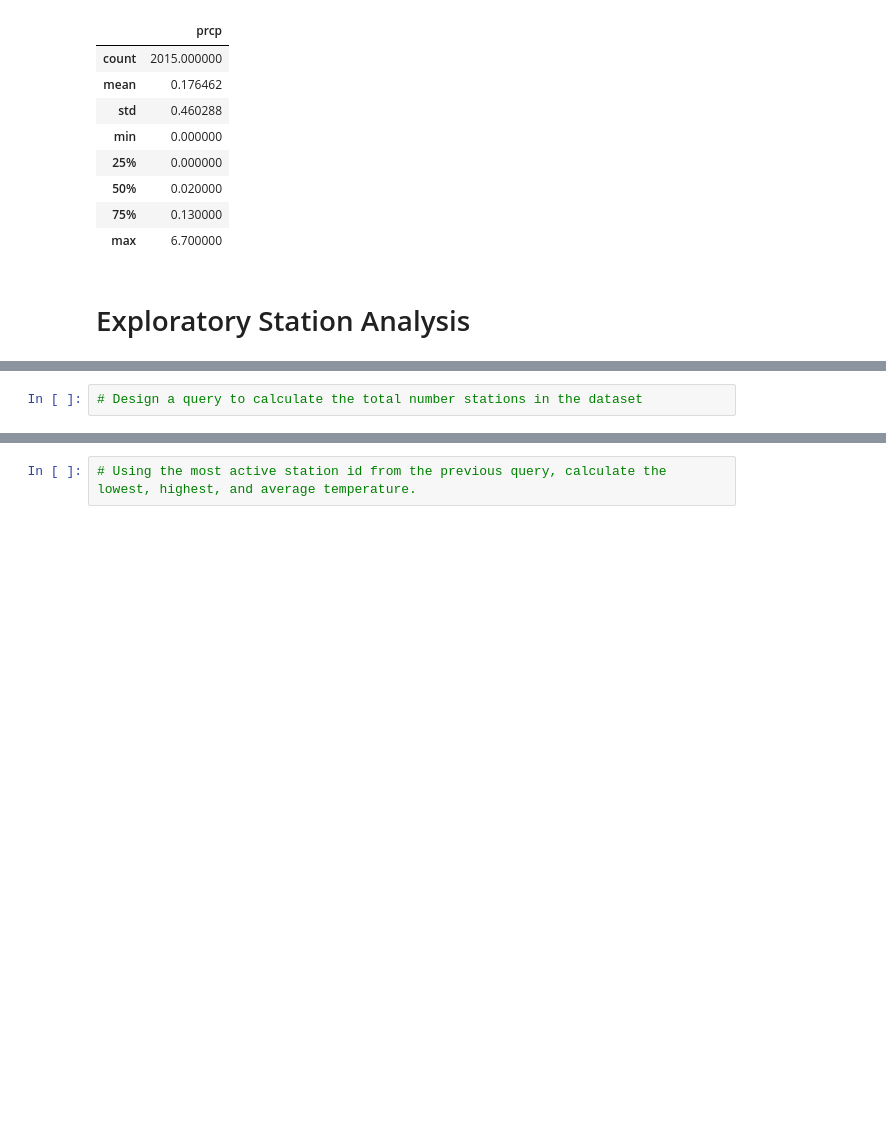
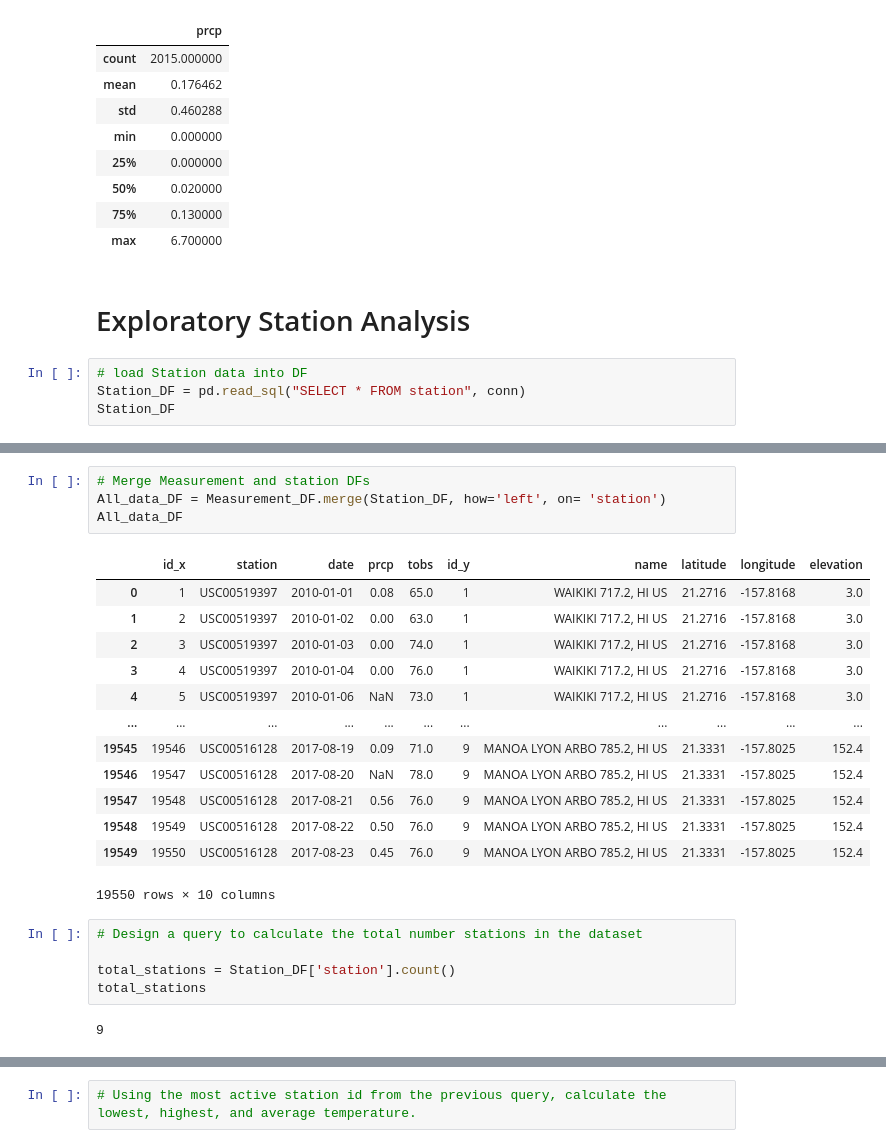
Before and after one commit to eclevela-1234/sqlalchemy-challenge, a Jupyter notebook: eliot_climate_starter.ipynb, the cells around one changed output, grey strips where cells are left out. Drawn from its saved outputs; the diff is of its cells as text; blank space fills up the shorter version.

```diff
--- a/eliot_climate_starter.ipynb
+++ b/eliot_climate_starter.ipynb
@@ -153,3 +160,7 @@ Year_data_DF.describe()
 | max | 6.700000 |
 # %% [markdown]
 # Exploratory Station Analysis
+# %%
+# load Station data into DF
+Station_DF = pd.read_sql("SELECT * FROM station", conn)
+Station_DF
@@ -156,4 +178,27 @@ Year_data_DF.describe()
+# %%
+# Merge Measurement and station DFs
+All_data_DF = Measurement_DF.merge(Station_DF, how='left', on= 'station')
+All_data_DF
+# %% [output]
+|  | id_x | station | date | prcp | tobs | id_y | name | latitude | longitude | elevation |
+| 0 | 1 | USC00519397 | 2010-01-01 | 0.08 | 65.0 | 1 | WAIKIKI 717.2, HI US | 21.2716 | -157.8168 | 3.0 |
+| 1 | 2 | USC00519397 | 2010-01-02 | 0.00 | 63.0 | 1 | WAIKIKI 717.2, HI US | 21.2716 | -157.8168 | 3.0 |
+| 2 | 3 | USC00519397 | 2010-01-03 | 0.00 | 74.0 | 1 | WAIKIKI 717.2, HI US | 21.2716 | -157.8168 | 3.0 |
+| 3 | 4 | USC00519397 | 2010-01-04 | 0.00 | 76.0 | 1 | WAIKIKI 717.2, HI US | 21.2716 | -157.8168 | 3.0 |
+| 4 | 5 | USC00519397 | 2010-01-06 | NaN | 73.0 | 1 | WAIKIKI 717.2, HI US | 21.2716 | -157.8168 | 3.0 |
+| ... | ... | ... | ... | ... | ... | ... | ... | ... | ... | ... |
+| 19545 | 19546 | USC00516128 | 2017-08-19 | 0.09 | 71.0 | 9 | MANOA LYON ARBO 785.2, HI US | 21.3331 | -157.8025 | 152.4 |
+| 19546 | 19547 | USC00516128 | 2017-08-20 | NaN | 78.0 | 9 | MANOA LYON ARBO 785.2, HI US | 21.3331 | -157.8025 | 152.4 |
+| 19547 | 19548 | USC00516128 | 2017-08-21 | 0.56 | 76.0 | 9 | MANOA LYON ARBO 785.2, HI US | 21.3331 | -157.8025 | 152.4 |
+| 19548 | 19549 | USC00516128 | 2017-08-22 | 0.50 | 76.0 | 9 | MANOA LYON ARBO 785.2, HI US | 21.3331 | -157.8025 | 152.4 |
+| 19549 | 19550 | USC00516128 | 2017-08-23 | 0.45 | 76.0 | 9 | MANOA LYON ARBO 785.2, HI US | 21.3331 | -157.8025 | 152.4 |
+19550 rows × 10 columns
 # %%
 # Design a query to calculate the total number stations in the dataset
+
+total_stations = Station_DF['station'].count()
+total_stations
+# %% [output]
+9
 # %%
 # Design a query to find the most active stations (i.e. what stations have the most rows?)
```
Also changed, not shown: parts of 3 cells of this notebook.
